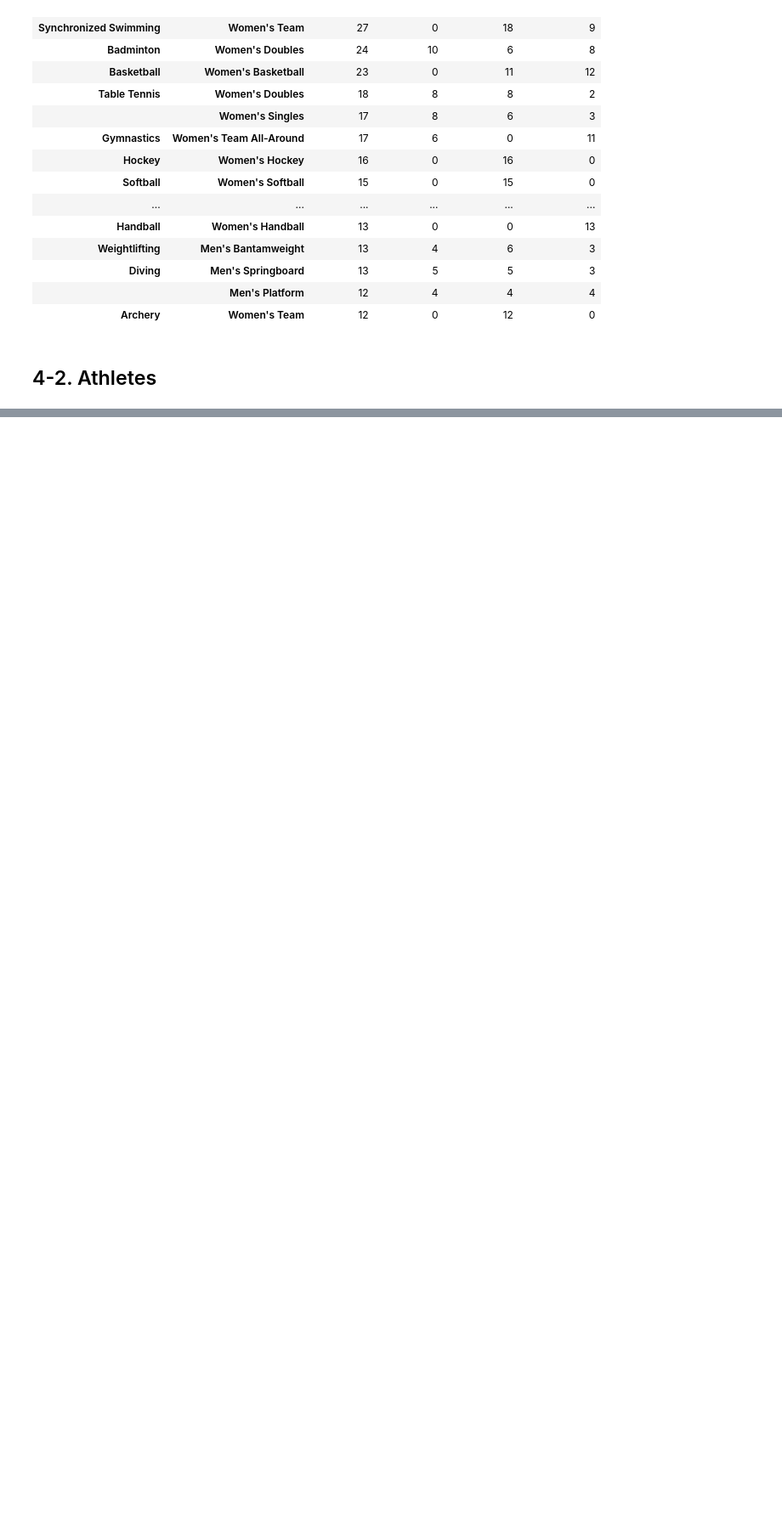
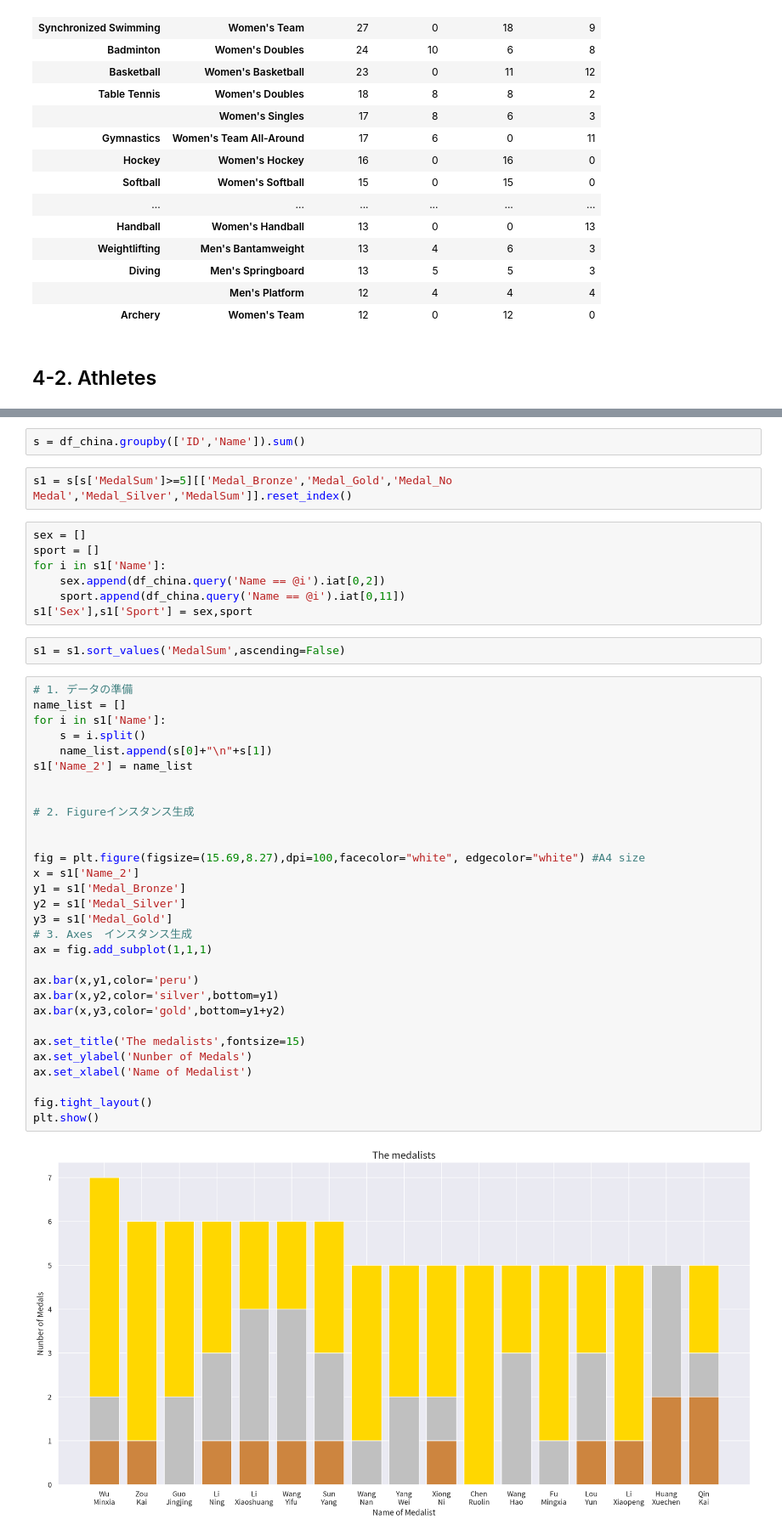
Before and after one commit to 900914/TIL, a Jupyter notebook: Kaggle/Olympic History of China.ipynb, the cells around one changed output, grey strips where cells are left out. Shown: that part at 85% size. Cells and saved outputs as stored; diff of their text form; blank space fills up the shorter version.

Commit message:
update china olympic

```diff
--- a/Kaggle/Olympic History of China.ipynb
+++ b/Kaggle/Olympic History of China.ipynb
@@ -240,0 +237,45 @@ RangeIndex(start=0, stop=4323, step=1)
+# %%
+s = df_china.groupby(['ID','Name']).sum()
+# %%
+s1 = s[s['MedalSum']>=5][['Medal_Bronze','Medal_Gold','Medal_No Medal','Medal_Silver','MedalSum']].reset_index()
+# %%
+sex = []
+sport = []
+for i in s1['Name']:
+    sex.append(df_china.query('Name == @i').iat[0,2])
+    sport.append(df_china.query('Name == @i').iat[0,11])
+s1['Sex'],s1['Sport'] = sex,sport
+# %%
+s1 = s1.sort_values('MedalSum',ascending=False)
+# %%
+# 1. データの準備
+name_list = []
+for i in s1['Name']:
+    s = i.split()
+    name_list.append(s[0]+"\n"+s[1])
+s1['Name_2'] = name_list
+
+
+# 2. Figureインスタンス生成
+
+
+fig = plt.figure(figsize=(15.69,8.27),dpi=100,facecolor="white", edgecolor="white") #A4 size
+x = s1['Name_2']
+y1 = s1['Medal_Bronze']
+y2 = s1['Medal_Silver']
+y3 = s1['Medal_Gold']
+# 3. Axes　インスタンス生成
+ax = fig.add_subplot(1,1,1)
+
+ax.bar(x,y1,color='peru')
+ax.bar(x,y2,color='silver',bottom=y1)
+ax.bar(x,y3,color='gold',bottom=y1+y2)
+
+ax.set_title('The medalists',fontsize=15)
+ax.set_ylabel('Nunber of Medals')
+ax.set_xlabel('Name of Medalist')
+
+fig.tight_layout()
+plt.show()
+# %% [output]
+[figure, added]
```
Also changed, not shown: parts of 3 cells of this notebook.
